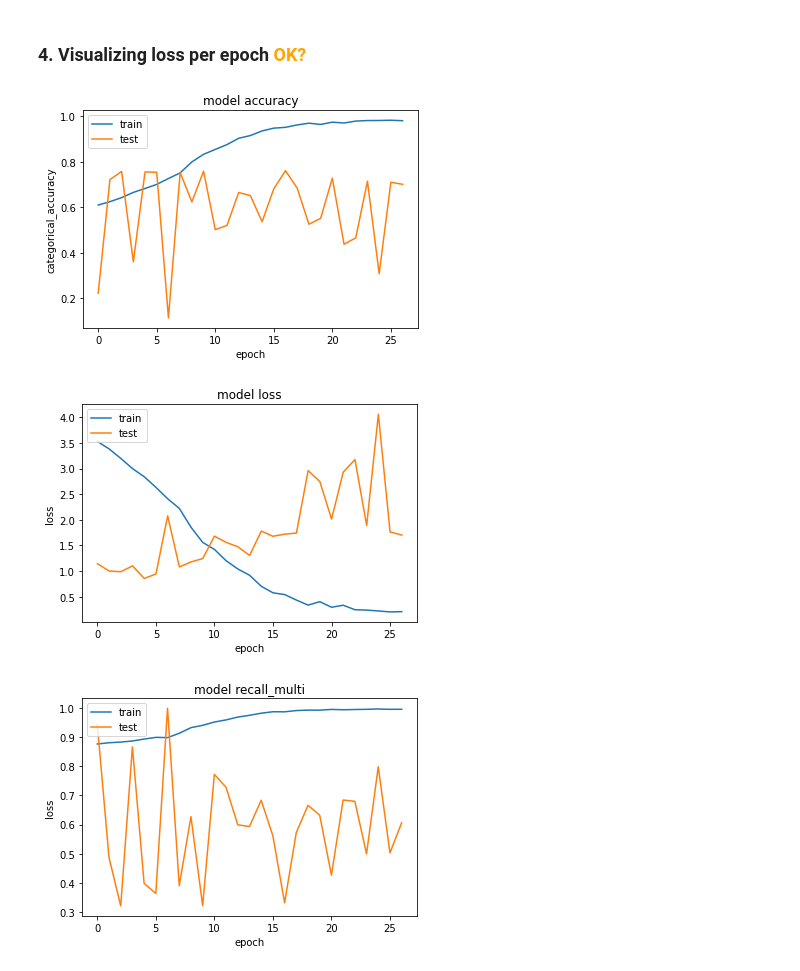
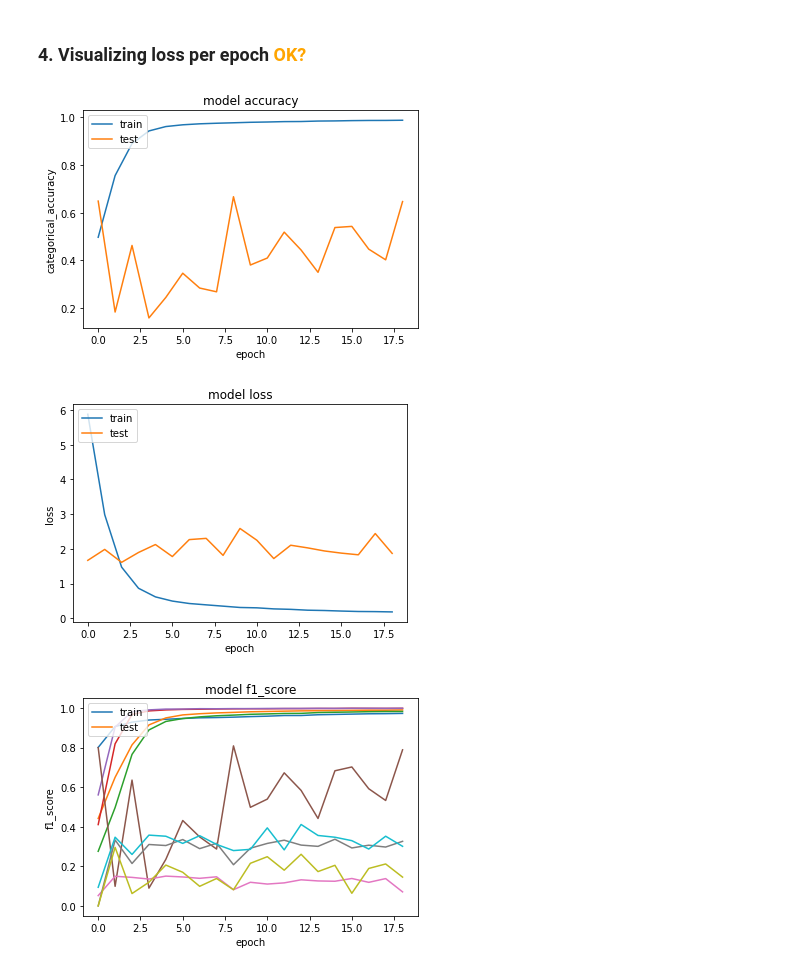
Before and after one commit to tokarchyn/diabetic-retinopathy-thesis, a Jupyter notebook: diabetic_retinopathy_ml.ipynb, the cells around one changed output. Cells and saved outputs as stored; diff of their text form; code cells hidden in the pictures.

```diff
--- a/diabetic_retinopathy_ml.ipynb
+++ b/diabetic_retinopathy_ml.ipynb
@@ -165,8 +163,8 @@ def prepare_data():
 
   weights = calc_weights(df)
   train_df, val_df = train_val_split(df)
-  # train_df = balancing(train_df)
-  train_df = balancing(train_df, {0:0.1, 1:0.7, 2:0.4, 3:2, 4:2})
+  train_df = balancing(train_df)
+  # train_df = balancing(train_df, {0:0.1, 1:0.7, 2:0.4, 3:2, 4:2})
   # train_df = shrink_dataset_equally(train_df)
   train_df = shuffle(train_df)
   weights = calc_weights(train_df)
@@ -264,9 +261,10 @@ def augment(dataset, aug_probability=1):
   augmentations = [flip, rotate, zoom]
 
   def augment_map(img, level, aug_fun):
-    choice = tf.random.uniform(shape=[], minval=0., maxval=1., dtype=tf.float32)
-    return (tf.cond(choice < aug_probability, lambda: img, lambda: aug_fun(img)),
-            level)
+    # choice = tf.random.uniform(shape=[], minval=0., maxval=1., dtype=tf.float32)
+    return (tf.cond(tf.math.argmax(level, axis=0) > 0, lambda: img, lambda: aug_fun(img)), level)
+    # return (tf.cond(choice < aug_probability, lambda: img, lambda: aug_fun(img)),
+    #         level)
 
   # Add the augmentations to the dataset
   for f in augmentations:
@@ -497,7 +495,7 @@ class MyCohenKappa(tf.keras.metrics.Metric):
                          v.dtype.as_numpy_dtype))
 
 def get_metrics():
-  return ['categorical_accuracy', Recall(), top_2_accuracy]
+  return ['categorical_accuracy', tfa.metrics.F1Score(5), Recall(), top_2_accuracy]
 
 def cohen_kappa_loss(y_true, y_pred, row_label_vec, col_label_vec, weight_mat,  eps=1e-6, dtype=tf.float32):
     labels = tf.matmul(y_true, col_label_vec)
@@ -785,7 +783,7 @@ except:
   print('There is no model defined')
 # model = get_model()
 # model = get_vgg_model()
-# model = get_alex_model()
-model = get_inception_v3(train_ds, train_count, weights)
+model = get_alex_model()
+# model = get_inception_v3(train_ds, train_count, None)
 model.summary()
 # %% [output]
@@ -941,29 +956,29 @@ for layer_name, layer_activation in zip(layer_names, activations): # Displays th
 # %%
 plt.plot(history.history['categorical_accuracy'])
 plt.plot(history.history['val_categorical_accuracy'])
 plt.title('model accuracy')
 plt.ylabel('categorical_accuracy')
 plt.xlabel('epoch')
 plt.legend(['train', 'test'], loc='upper left')
 plt.show()
 
 # summarize history for loss
 plt.plot(history.history['loss'])
 plt.plot(history.history['val_loss'])
 plt.title('model loss')
 plt.ylabel('loss')
 plt.xlabel('epoch')
 plt.legend(['train', 'test'], loc='upper left')
 plt.show()
 
-plt.plot(history.history['recall_multi'])
-plt.plot(history.history['val_recall_multi'])
-plt.title('model recall_multi')
-plt.ylabel('loss')
+plt.plot(history.history['f1_score'])
+plt.plot(history.history['val_f1_score'])
+plt.title('model f1_score')
+plt.ylabel('f1_score')
 plt.xlabel('epoch')
 plt.legend(['train', 'test'], loc='upper left')
 plt.show()
 # %% [output]
-[figure, old version]
+[figure, new version]
-[figure, old version]
+[figure, new version]
-[figure, old version]
+[figure, new version]
```
Also changed, not shown: parts of 6 cells of this notebook.
